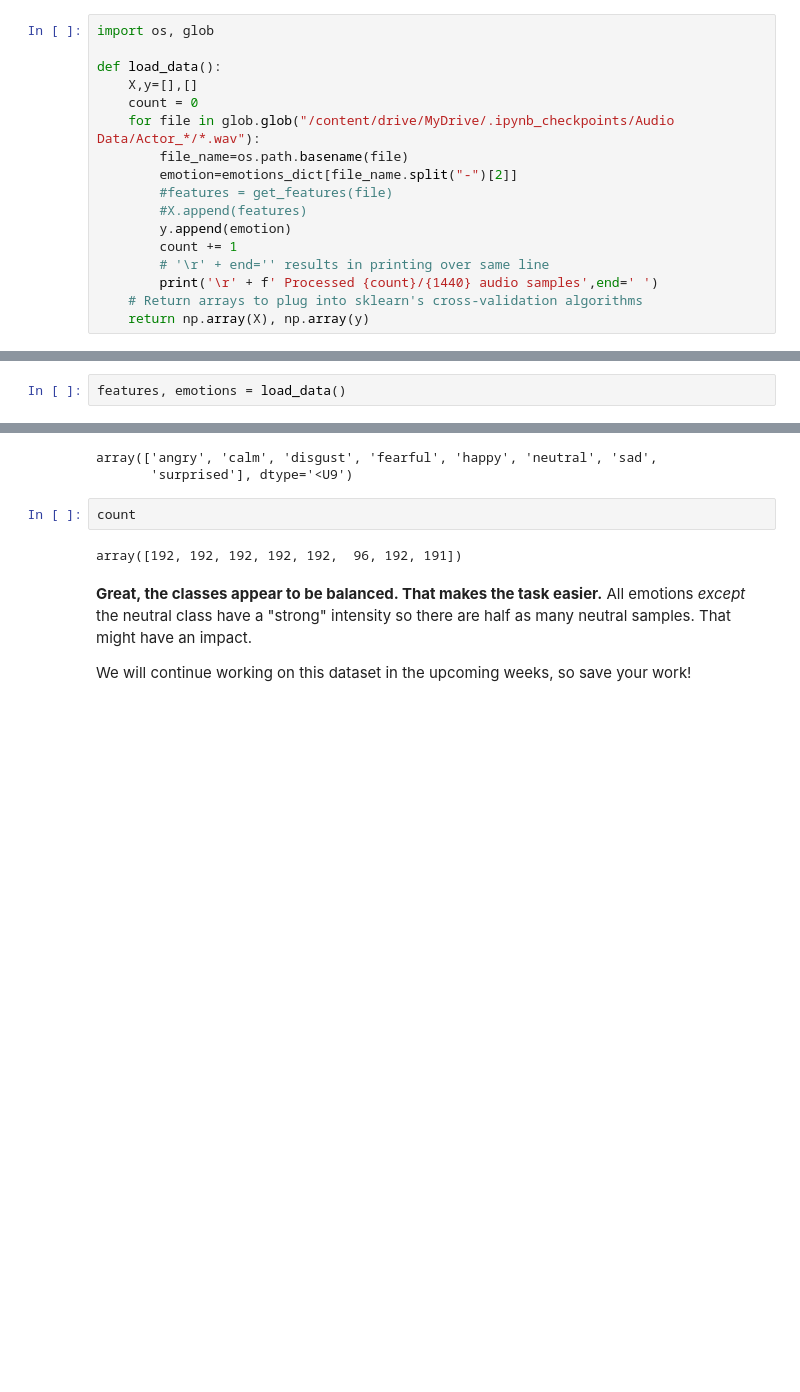
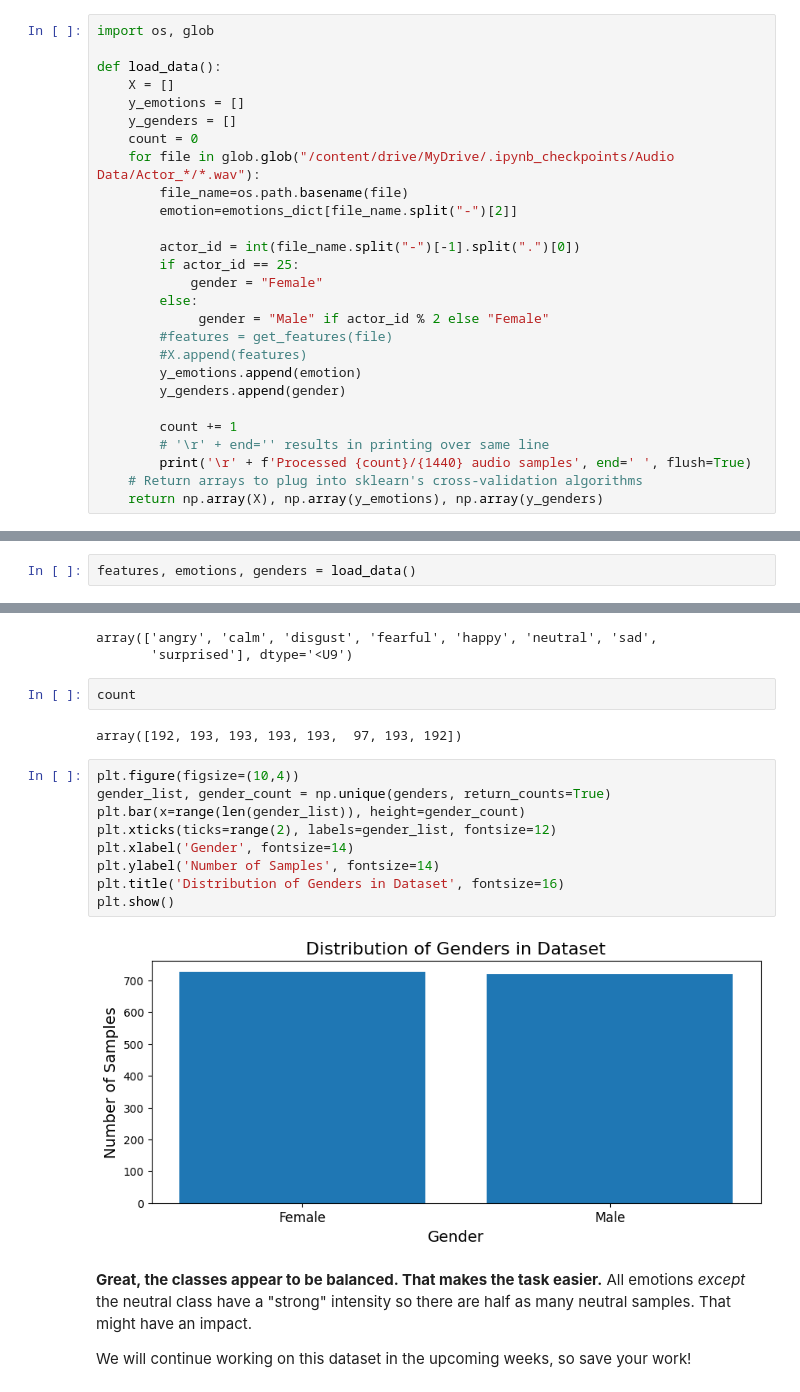
Before and after one commit to beabubble/Week2-DataPreprocessing, a Jupyter notebook: Week 2.ipynb, the cells around one changed output, grey strips where cells are left out. Cells and saved outputs as stored; diff of their text form; blank space fills up the shorter version.

Commit message:
Added my voice recordings and created a plot for genders

```diff
--- a/Week 2.ipynb
+++ b/Week 2.ipynb
@@ -677,19 +677,29 @@ Now we're going to load our data and extract the emotion names according to the
 import os, glob
 
 def load_data():
-    X,y=[],[]
+    X = []
+    y_emotions = []
+    y_genders = []
     count = 0
     for file in glob.glob("/content/drive/MyDrive/.ipynb_checkpoints/Audio Data/Actor_*/*.wav"):
         file_name=os.path.basename(file)
         emotion=emotions_dict[file_name.split("-")[2]]
+
+        actor_id = int(file_name.split("-")[-1].split(".")[0])
+        if actor_id == 25:
+            gender = "Female"
+        else:
+             gender = "Male" if actor_id % 2 else "Female"
         #features = get_features(file)
         #X.append(features)
-        y.append(emotion)
+        y_emotions.append(emotion)
+        y_genders.append(gender)
+
         count += 1
         # '\r' + end='' results in printing over same line
-        print('\r' + f' Processed {count}/{1440} audio samples',end=' ')
+        print('\r' + f'Processed {count}/{1440} audio samples', end=' ', flush=True)
     # Return arrays to plug into sklearn's cross-validation algorithms
-    return np.array(X), np.array(y)
+    return np.array(X), np.array(y_emotions), np.array(y_genders)
 # %%
 name = audio_files[10]
 a = name.split("-")[2]
@@ -700,5 +717,5 @@ emotions_dict[a]
 We will not compute the feature matrix this week, but we will read the emotion labels for the entire dataset.
 We will explain why the X and Y elements are important in the upcoming weeks.
 # %%
-features, emotions = load_data()
+features, emotions, genders = load_data()
 # %% [output]
@@ -732,7 +754,18 @@ array(['angry', 'calm', 'disgust', 'fearful', 'happy', 'neutral', 'sad',
 # %%
 count
 # %% [output]
-array([192, 192, 192, 192, 192,  96, 192, 191])
+array([192, 193, 193, 193, 193,  97, 193, 192])
+# %%
+plt.figure(figsize=(10,4))
+gender_list, gender_count = np.unique(genders, return_counts=True)
+plt.bar(x=range(len(gender_list)), height=gender_count)
+plt.xticks(ticks=range(2), labels=gender_list, fontsize=12)
+plt.xlabel('Gender', fontsize=14)
+plt.ylabel('Number of Samples', fontsize=14)
+plt.title('Distribution of Genders in Dataset', fontsize=16)
+plt.show()
+# %% [output]
+[figure, added]
 # %% [markdown]
 **Great, the classes appear to be balanced. That makes the task easier.** All emotions _except_ the neutral class have a "strong" intensity so there are half as many neutral samples. That might have an impact.
 
```
Also changed, not shown: parts of 4 cells of this notebook.
